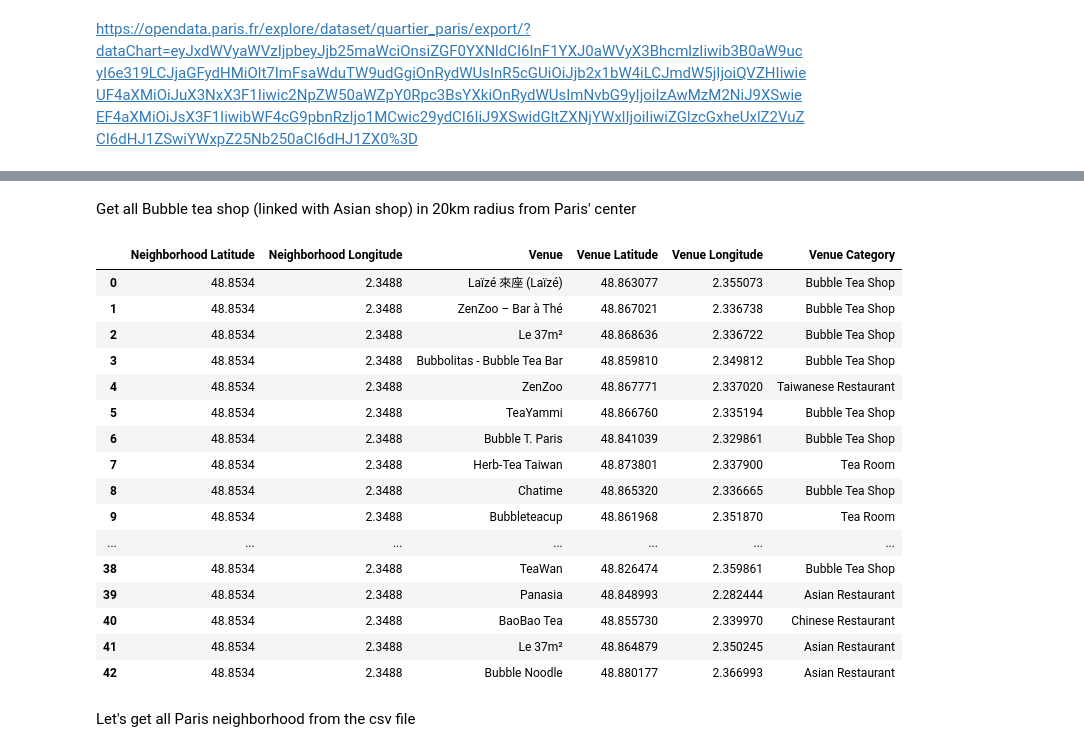
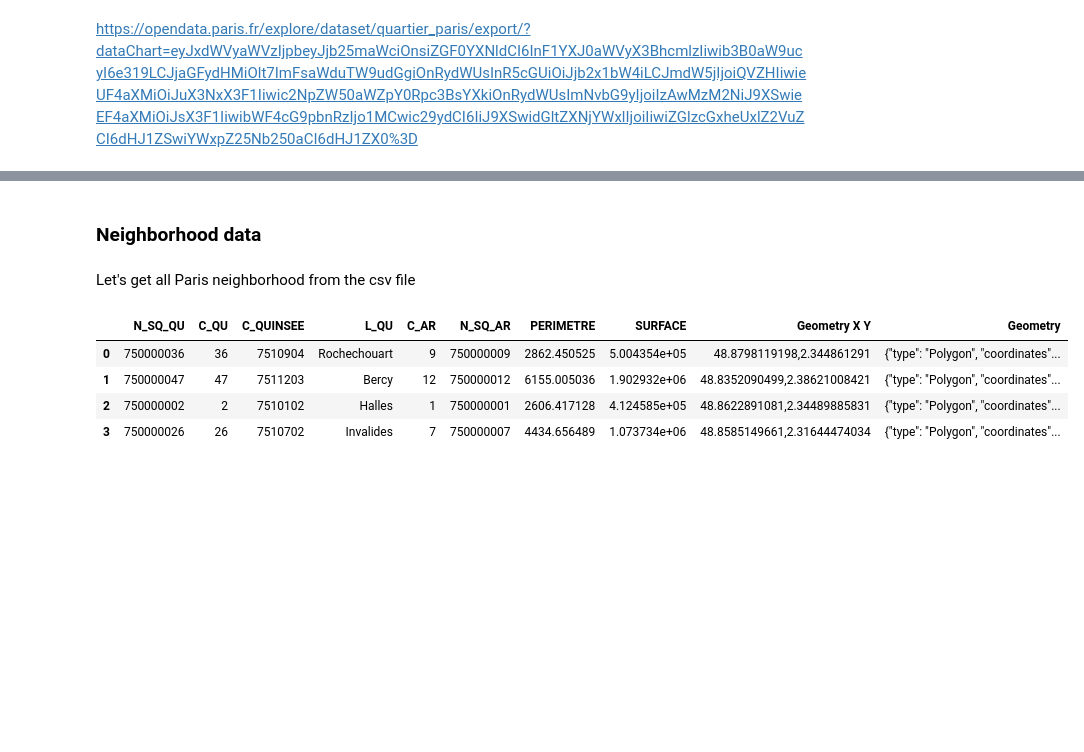
Before and after one commit to Extalium/Coursera-IBM-Capstone-project, a Jupyter notebook: Capstone Project - Paris Business Plan.ipynb, the cells around one changed output, grey strips where cells are left out. Cells and saved outputs as stored; diff of their text form; code cells hidden in the pictures; blank space fills up the shorter version.

```diff
--- a/Capstone Project - Paris Business Plan.ipynb
+++ b/Capstone Project - Paris Business Plan.ipynb
@@ -132,2 +52,0 @@ paris_asian_venues
-# %% [markdown]
-Get all Bubble tea shop (linked with Asian shop) in 20km radius from Paris' center
@@ -150,41 +53,13 @@ results = requests.get(url).json()["response"]['groups'][0]['items']
-# %%
-bubble_tea_list=[]
-bubble_tea_list.append([(
-            lat,
-            lng,
-            v['venue']['name'],
-            v['venue']['location']['lat'],
-            v['venue']['location']['lng'],
-            v['venue']['categories'][0]['name']) for v in results])
-
-bubble_tea_venues = pd.DataFrame([item for bubble_tea_list in bubble_tea_list for item in bubble_tea_list])
-bubble_tea_venues.columns = [
-                  'Neighborhood Latitude',
-                  'Neighborhood Longitude',
-                  'Venue',
-                  'Venue Latitude',
-                  'Venue Longitude',
-                  'Venue Category']
-bubble_tea_venues
-# %% [output]
-|  | Neighborhood Latitude | Neighborhood Longitude | Venue | Venue Latitude | Venue Longitude | Venue Category |
-| 0 | 48.8534 | 2.3488 | Laïzé 來座 (Laïzé) | 48.863077 | 2.355073 | Bubble Tea Shop |
-| 1 | 48.8534 | 2.3488 | ZenZoo – Bar à Thé | 48.867021 | 2.336738 | Bubble Tea Shop |
-| 2 | 48.8534 | 2.3488 | Le 37m² | 48.868636 | 2.336722 | Bubble Tea Shop |
-| 3 | 48.8534 | 2.3488 | Bubbolitas - Bubble Tea Bar | 48.859810 | 2.349812 | Bubble Tea Shop |
-| 4 | 48.8534 | 2.3488 | ZenZoo | 48.867771 | 2.337020 | Taiwanese Restaurant |
-| 5 | 48.8534 | 2.3488 | TeaYammi | 48.866760 | 2.335194 | Bubble Tea Shop |
-| 6 | 48.8534 | 2.3488 | Bubble T. Paris | 48.841039 | 2.329861 | Bubble Tea Shop |
-| 7 | 48.8534 | 2.3488 | Herb-Tea Taiwan | 48.873801 | 2.337900 | Tea Room |
-| 8 | 48.8534 | 2.3488 | Chatime | 48.865320 | 2.336665 | Bubble Tea Shop |
-| 9 | 48.8534 | 2.3488 | Bubbleteacup | 48.861968 | 2.351870 | Tea Room |
-| ... | ... | ... | ... | ... | ... | ... |
-| 38 | 48.8534 | 2.3488 | TeaWan | 48.826474 | 2.359861 | Bubble Tea Shop |
-| 39 | 48.8534 | 2.3488 | Panasia | 48.848993 | 2.282444 | Asian Restaurant |
-| 40 | 48.8534 | 2.3488 | BaoBao Tea | 48.855730 | 2.339970 | Chinese Restaurant |
-| 41 | 48.8534 | 2.3488 | Le 37m² | 48.864879 | 2.350245 | Asian Restaurant |
-| 42 | 48.8534 | 2.3488 | Bubble Noodle | 48.880177 | 2.366993 | Asian Restaurant |
+# %% [markdown]
+### Neighborhood data
 # %% [markdown]
 Let's get all Paris neighborhood from the csv file
 # %%
 Paris_neighborhood =  pd.read_csv("quartier_paris.csv", delimiter=';')
+Paris_neighborhood.head(4)
+# %% [output]
+|  | N_SQ_QU | C_QU | C_QUINSEE | L_QU | C_AR | N_SQ_AR | PERIMETRE | SURFACE | Geometry X Y | Geometry |
+| 0 | 750000036 | 36 | 7510904 | Rochechouart | 9 | 750000009 | 2862.450525 | 5.004354e+05 | 48.8798119198,2.344861291 | {"type": "Polygon", "coordinates"... |
+| 1 | 750000047 | 47 | 7511203 | Bercy | 12 | 750000012 | 6155.005036 | 1.902932e+06 | 48.8352090499,2.38621008421 | {"type": "Polygon", "coordinates"... |
+| 2 | 750000002 | 2 | 7510102 | Halles | 1 | 750000001 | 2606.417128 | 4.124585e+05 | 48.8622891081,2.34489885831 | {"type": "Polygon", "coordinates"... |
+| 3 | 750000026 | 26 | 7510702 | Invalides | 7 | 750000007 | 4434.656489 | 1.073734e+06 | 48.8585149661,2.31644474034 | {"type": "Polygon", "coordinates"... |
```
Also changed, not shown: parts of 79 cells of this notebook, 1 other file.
